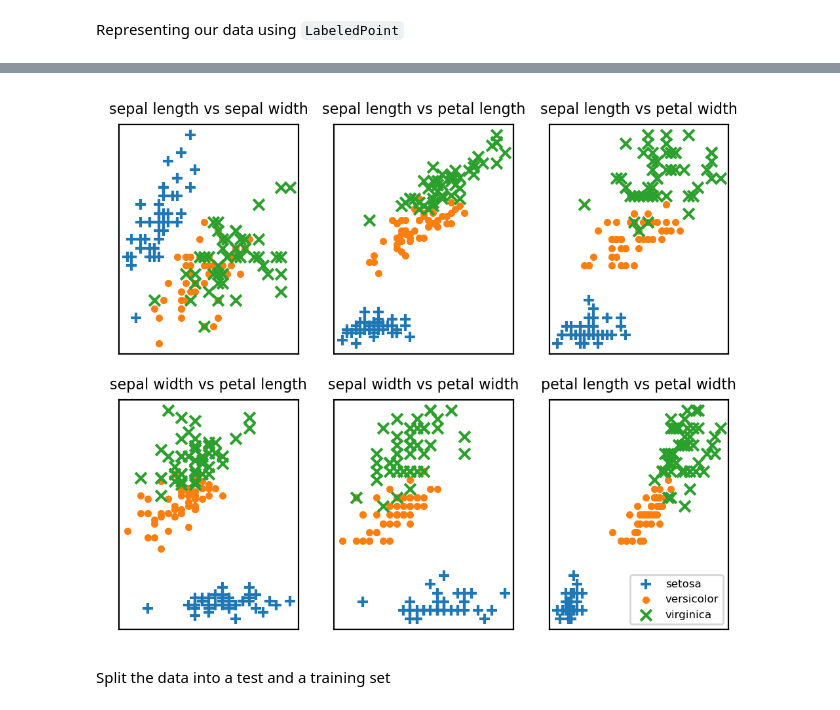
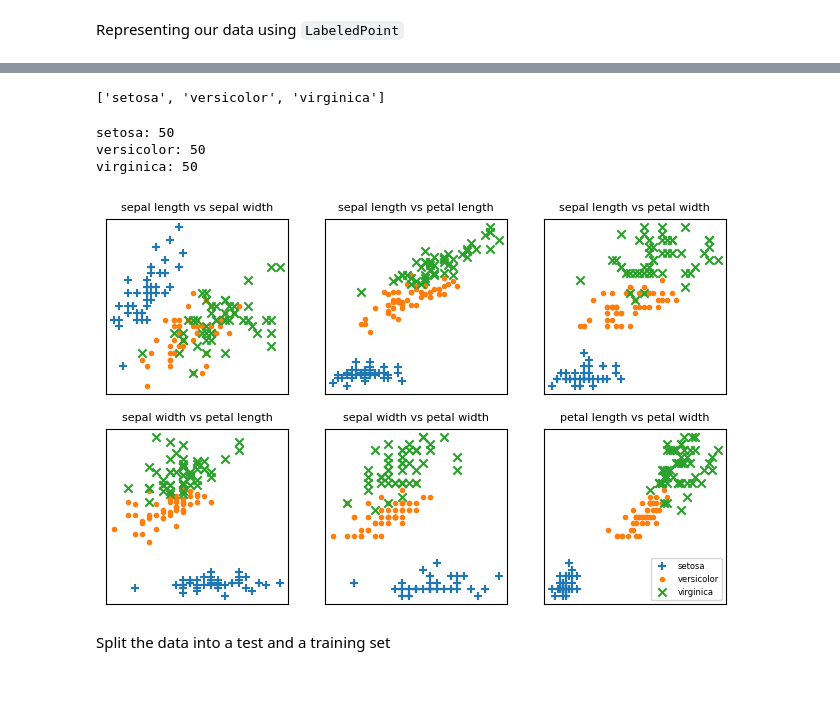
Before and after one commit to LugoBlogger/AK-201-426-data-science, a Jupyter notebook: ch-12-knn.ipynb, the cells around one changed output, grey strips where cells are left out. Drawn from its saved outputs; the diff is of its cells as text; code cells hidden in the pictures.

```diff
--- a/ch-12-knn.ipynb
+++ b/ch-12-knn.ipynb
@@ -91,5 +120,5 @@ majority_vote(['a', 'b', 'c', 'b', 'a'])
 data = requests.get(
   "https://archive.ics.uci.edu/ml/machine-learning-databases/iris/iris.data")
 
-with open('iris.data', 'w') as f:
+with open('./datasets/iris.data', 'w') as f:
   f.write(data.text)
@@ -108,7 +170,7 @@ def parse_iris_row(row: List[str]) -> LabeledPoint:
     return None
 
 
-with open("iris.data") as f:
+with open("./datasets/iris.data") as f:
   reader = csv.reader(f)
   iris_data = [parse_iris_row(row) for row in reader]
 
@@ -121,28 +211,40 @@ for iris in iris_data:
+# %%
+all_labels = list(points_by_species.keys())
+all_labels
+# %% [output]
+['setosa', 'versicolor', 'virginica']
+# %%
+for label in all_labels:
+  print(f"{label}: {len(points_by_species[label])}")
+# %% [output]
+setosa: 50
+versicolor: 50
+virginica: 50
 # %%
 metrics = ['sepal length', 'sepal width', 'petal length', 'petal width']
 pairs = [(i, j) for i in range(4) for j in range(4) if i < j]
 marks = ['+', '.', 'x']     # we have 3 classes, so 3 markers
 
-fig, ax = plt.subplots(nrows=2, ncols=3, figsize=(6, 5), dpi=200)
+fig, ax = plt.subplots(nrows=2, ncols=3, figsize=(8, 5))
 
 for row in range(2):
   for col in range(3):
     i, j = pairs[3 * row + col]
 
     ax[row][col].set_title(f"{metrics[i]} vs {metrics[j]}", fontsize=8)
     ax[row][col].set_xticks([])
     ax[row][col].set_yticks([])
 
     for mark, (species, points) in zip(marks, points_by_species.items()):
       xs = [point[i] for point in points]
       ys = [point[j] for point in points]
 
       ax[row][col].scatter(xs, ys, marker=mark, label=species)
 
 ax[-1][-1].legend(loc="lower right", prop={'size': 6})
 plt.show()
 # %% [output]
-[figure, old version]
+[figure, new version]
 # %% [markdown]
 Split the data into a test and a training set
 # %%
```
Also changed, not shown: parts of 30 cells of this notebook, 8 other files.
